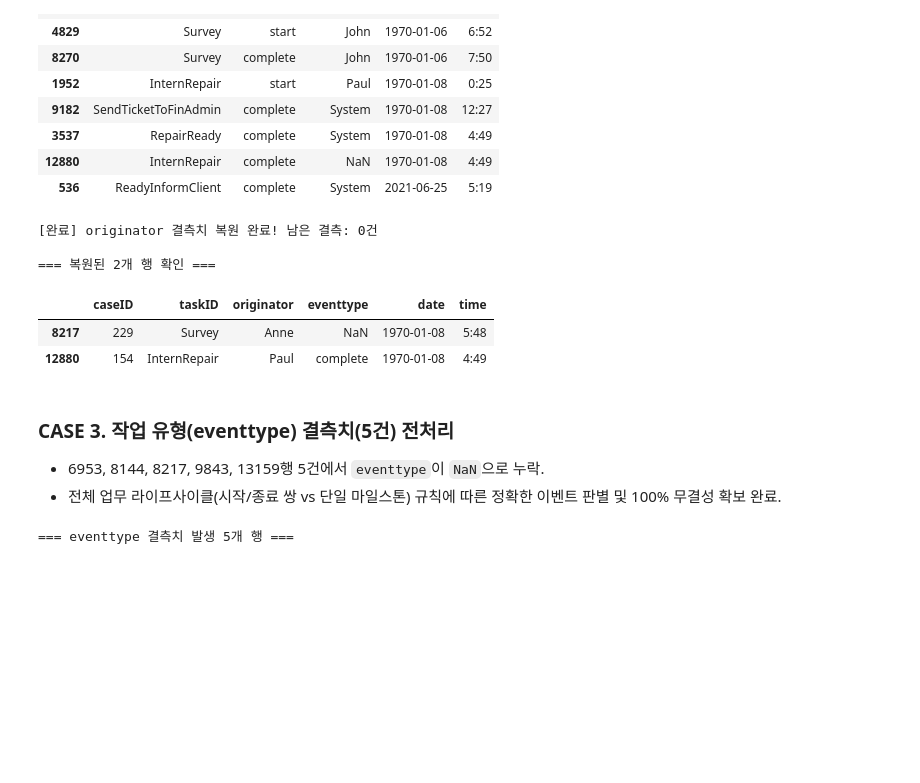
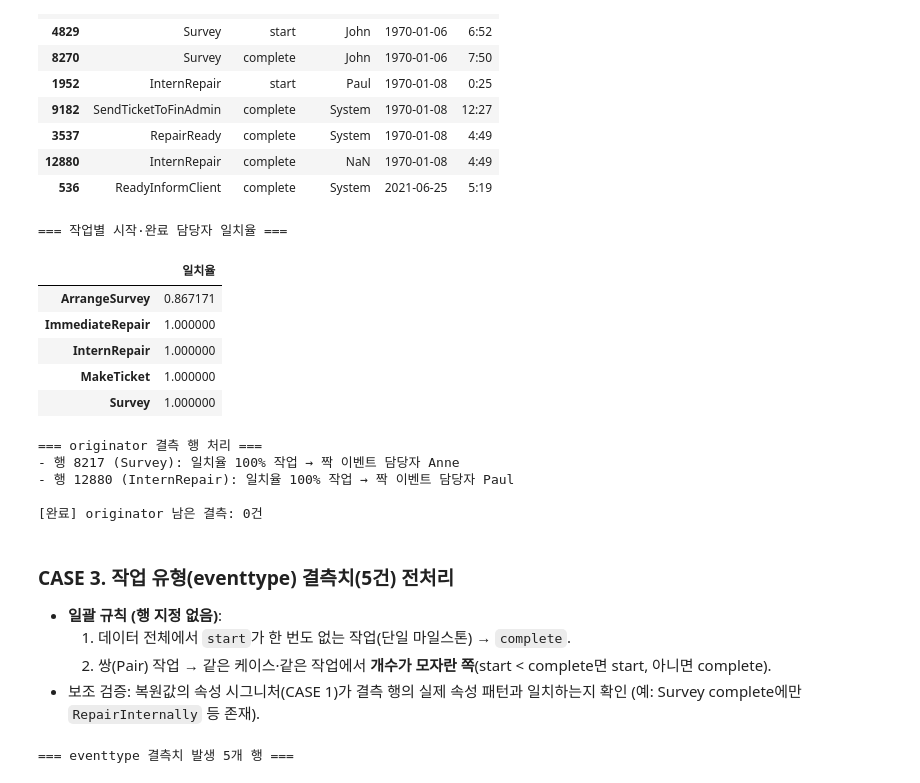
Before and after one commit to nus1245/puzzle_data, a Jupyter notebook: analysis.ipynb, the cells around one changed output. Saved outputs shown, nothing was run; the diff lists cells and outputs as text; code cells hidden in the pictures; blank space fills up the shorter version.

```diff
--- a/analysis.ipynb
+++ b/analysis.ipynb
@@ -264,26 +342,56 @@ for idx, row in null_originators.iterrows():
 | 12880 | InternRepair | complete | NaN | 1970-01-08 | 4:49 |
 | 536 | ReadyInformClient | complete | System | 2021-06-25 | 5:19 |
 # %%
-# 동일 케이스 내 시작(start) 이벤트 담당자 일치 규칙에 따른 originator 복원
-# - 8217행 (caseID 229, Survey complete): 동일 케이스 Survey start(3203행) 담당자 ➔ Anne
-# - 12880행 (caseID 154, InternRepair complete): 동일 케이스 InternRepair start(1952행) 담당자 ➔ Paul
-df.loc[8217, 'originator'] = 'Anne'
-df.loc[12880, 'originator'] = 'Paul'
+# [일괄 규칙] originator 결측 복원
+# 근거: 쌍 작업별 '시작 담당자 = 완료 담당자' 비율 (작업을 한 번만 수행한 케이스 기준)
+# start와 complete가 모두 있는 쌍 작업만 대상
+pair_task_list = sorted(set(known.loc[known['eventtype'] == 'start', 'taskID']) & set(known.loc[known['eventtype'] == 'complete', 'taskID']))
+same_rate = {}
+for task in pair_task_list:
+    t = known[known['taskID'] == task]
+    n_events = t.groupby('caseID')['caseID'].transform('size')
+    once = t[n_events == 2]                                   # 시작 1번 + 완료 1번인 케이스
+    same_person = once.groupby('caseID')['originator'].nunique() == 1
+    same_rate[task] = same_person.mean()
+print('=== 작업별 시작·완료 담당자 일치율 ===')
+display(pd.Series(same_rate, name='일치율').to_frame())
 
-print(f"[완료] originator 결측치 복원 완료! 남은 결측: {df['originator'].isnull().sum()}건")
-print("\n=== 복원된 2개 행 확인 ===")
-display(df.loc[[8217, 12880], ['caseID', 'taskID', 'originator', 'eventtype', 'date', 'time']])
+# 규칙 적용
+print('=== originator 결측 행 처리 ===')
+for idx in df[df['originator'].isna()].index:
+    row = df.loc[idx]
+    if row['taskID'] in sys_tasks:
+        df.loc[idx, 'originator'] = 'System'
+        print(f"- 행 {idx}: 시스템 전담 작업 → System")
+    elif same_rate.get(row['taskID']) == 1.0:
+        mate = df[(df['caseID'] == row['caseID']) & (df['taskID'] == row['taskID']) & df['originator'].notna()]
+        names = mate['originator'].unique()
+        if len(names) == 1:
+            df.loc[idx, 'originator'] = names[0]
+            print(f"- 행 {idx} ({row['taskID']}): 일치율 100% 작업 → 짝 이벤트 담당자 {names[0]}")
+    else:
+        print(f"- 행 {idx} ({row['taskID']}): 일치율 100%가 아니어서 복원하지 않음")
+
+print(f"\n[완료] originator 남은 결측: {df['originator'].isna().sum()}건")
 # %% [output]
-[완료] originator 결측치 복원 완료! 남은 결측: 0건
-
-=== 복원된 2개 행 확인 ===
+=== 작업별 시작·완료 담당자 일치율 ===
-|  | caseID | taskID | originator | eventtype | date | time |
-| 8217 | 229 | Survey | Anne | NaN | 1970-01-08 | 5:48 |
-| 12880 | 154 | InternRepair | Paul | complete | 1970-01-08 | 4:49 |
+|  | 일치율 |
+| ArrangeSurvey | 0.867171 |
+| ImmediateRepair | 1.000000 |
+| InternRepair | 1.000000 |
+| MakeTicket | 1.000000 |
+| Survey | 1.000000 |
+=== originator 결측 행 처리 ===
+- 행 8217 (Survey): 일치율 100% 작업 → 짝 이벤트 담당자 Anne
+- 행 12880 (InternRepair): 일치율 100% 작업 → 짝 이벤트 담당자 Paul
+
+[완료] originator 남은 결측: 0건
 # %% [markdown]
 ### CASE 3. 작업 유형(eventtype) 결측치(5건) 전처리
-- 6953, 8144, 8217, 9843, 13159행 5건에서 `eventtype`이 `NaN`으로 누락.
-- 전체 업무 라이프사이클(시작/종료 쌍 vs 단일 마일스톤) 규칙에 따른 정확한 이벤트 판별 및 100% 무결성 확보 완료.
+- **일괄 규칙 (행 지정 없음)**:
+  1. 데이터 전체에서 `start`가 한 번도 없는 작업(단일 마일스톤) → `complete`.
+  2. 쌍(Pair) 작업 → 같은 케이스·같은 작업에서 **개수가 모자란 쪽**(start < complete면 start, 아니면 complete).
+- 보조 검증: 복원값의 속성 시그니처(CASE 1)가 결측 행의 실제 속성 패턴과 일치하는지 확인 (예: Survey complete에만 `RepairInternally` 등 존재).
 # %%
 # 1. eventtype 결측치 발생 행 확인
 null_eventtypes = df[df['eventtype'].isnull()]
```
Also changed, not shown: parts of 57 cells of this notebook, 8 other files.
